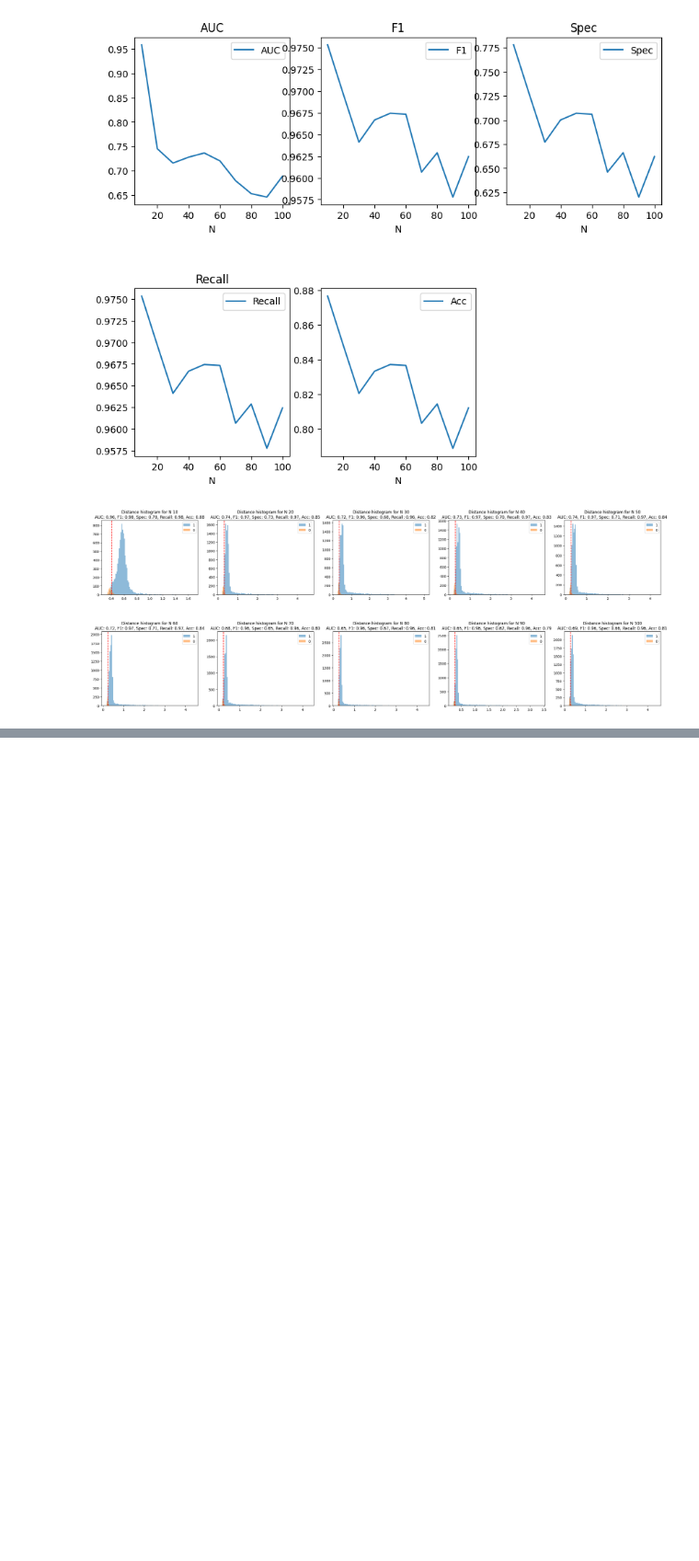
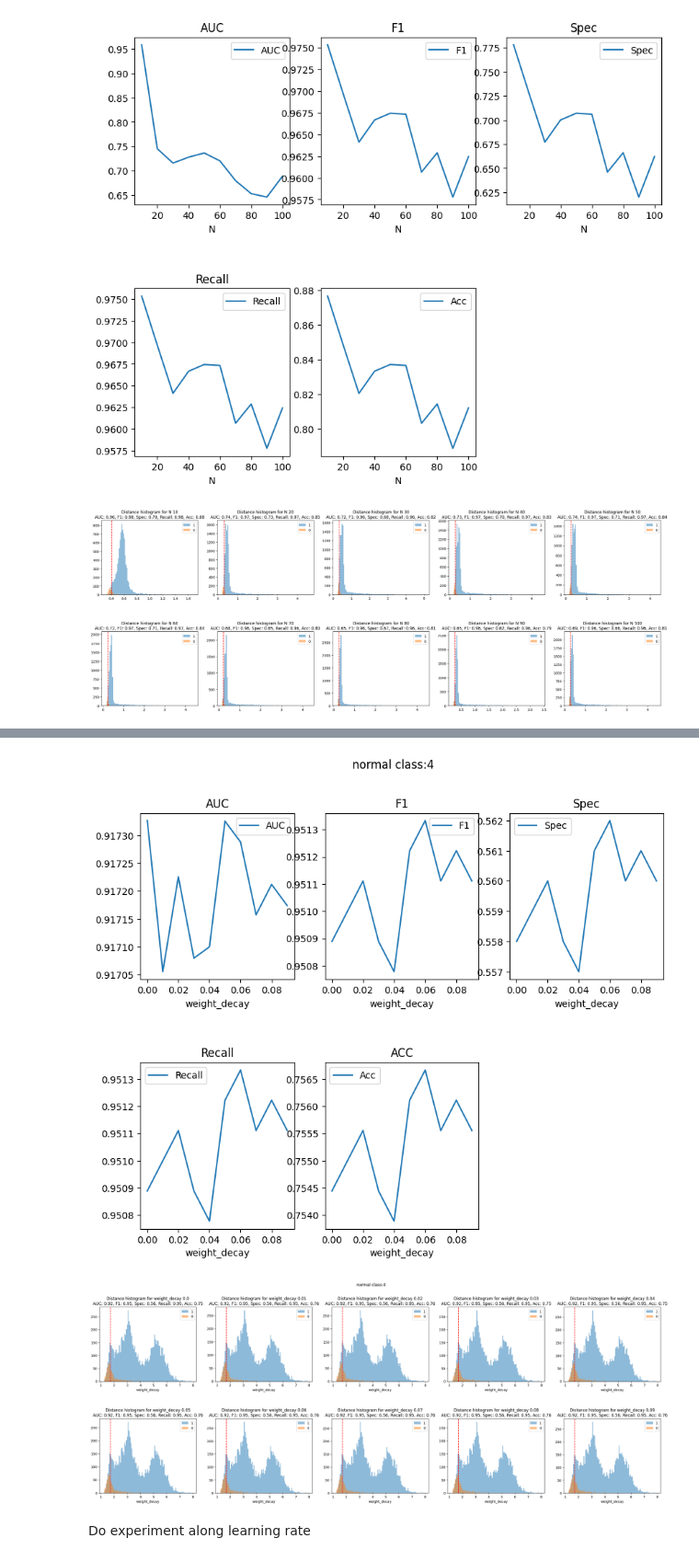
Before and after one commit to SoulMind01/FewShot-demo, a Jupyter notebook: experiment.ipynb, the cells around one changed output, grey strips where cells are left out. Shown at 92% size. Drawn from its saved outputs; the diff is of its cells as text; code cells hidden in the pictures; blank space fills up the shorter version.

```diff
--- a/experiment.ipynb
+++ b/experiment.ipynb
@@ -972,0 +1238,15 @@ for i, N in enumerate(N_range):
+# %%
+args = init_args()
+args.normal_class = 4
+result_weight_decay = {}
+result_weight_decay['df'], result_weight_decay['auc'], result_weight_decay['f1'], result_weight_decay['spec'], result_weight_decay['recall'], result_weight_decay['acc'] = [], [], [], [], [], []
+weight_decay_range = np.arange(0, 0.1, 0.01)
+for weight_decay in weight_decay_range:
+    args.weight_decay = weight_decay
+    df, auc, f1, spec, recall, acc = train(args)
+    result_weight_decay['df'].append(df)
+    result_weight_decay['auc'].append(auc)
+    result_weight_decay['f1'].append(f1)
+    result_weight_decay['spec'].append(spec)
+    result_weight_decay['recall'].append(recall)
+    result_weight_decay['acc'].append(acc)
@@ -972,0 +1424,50 @@ for i, N in enumerate(N_range):
+# %%
+# Analyze result
+# plot auc, f1, spec, recall, acc along weight_decay
+plt.figure(figsize=(10, 8))
+plt.suptitle(f'normal class:{args.normal_class}')
+plt.subplots_adjust(hspace=0.5)
+plt.subplot(2, 3, 1)
+plt.xlabel('weight_decay')
+plt.plot(weight_decay_range, result_weight_decay['auc'], label="AUC")
+plt.legend()
+plt.title("AUC")
+plt.subplot(2, 3, 2)
+plt.xlabel('weight_decay')
+plt.plot(weight_decay_range, result_weight_decay['f1'], label="F1")
+plt.legend()
+plt.title("F1")
+plt.subplot(2, 3, 3)
+plt.xlabel('weight_decay')
+plt.plot(weight_decay_range, result_weight_decay['spec'], label="Spec")
+plt.legend()
+plt.title("Spec")
+plt.subplot(2, 3, 4)
+plt.xlabel('weight_decay')
+plt.plot(weight_decay_range, result_weight_decay['recall'], label="Recall")
+plt.legend()
+plt.title("Recall")
+plt.subplot(2, 3, 5)
+plt.xlabel('weight_decay')
+plt.plot(weight_decay_range, result_weight_decay['acc'], label="Acc")
+plt.legend()
+plt.title('ACC')
+
+# plot the histogram for each weight_decay
+plt.figure(figsize=(30, 10))
+plt.suptitle(f'normal class:{args.normal_class}')
+for i, weight_decay in enumerate(weight_decay_range):
+    plt.subplot(2, int(np.ceil(len(weight_decay_range)/2)), i+1)
+    plt.subplots_adjust(hspace=0.5)
+    thres = np.percentile(result_weight_decay['df'][i]["minimum_dists"], 10)
+    for label in result_weight_decay['df'][i]["label"].unique():
+        plt.hist(result_weight_decay['df'][i][result_weight_decay['df'][i]["label"] == label]["minimum_dists"], alpha=0.5, label=label, bins=100)
+    plt.legend()
+    plt.title(f"Distance histogram for weight_decay {weight_decay}\nAUC: {result_weight_decay['auc'][i]:.2f}, F1: {result_weight_decay['f1'][i]:.2f}, Spec: {result_weight_decay['spec'][i]:.2f}, Recall: {result_weight_decay['recall'][i]:.2f}, Acc: {result_weight_decay['acc'][i]:.2f}")
+    plt.axvline(x=thres, color="r", linestyle="--")
+    plt.xlabel('weight_decay')
+# %% [output]
+[figure, added]
+[figure, added]
+# %% [markdown]
+Do experiment along learning rate
```
Also changed, not shown: parts of 13 cells of this notebook, 2 other files.
